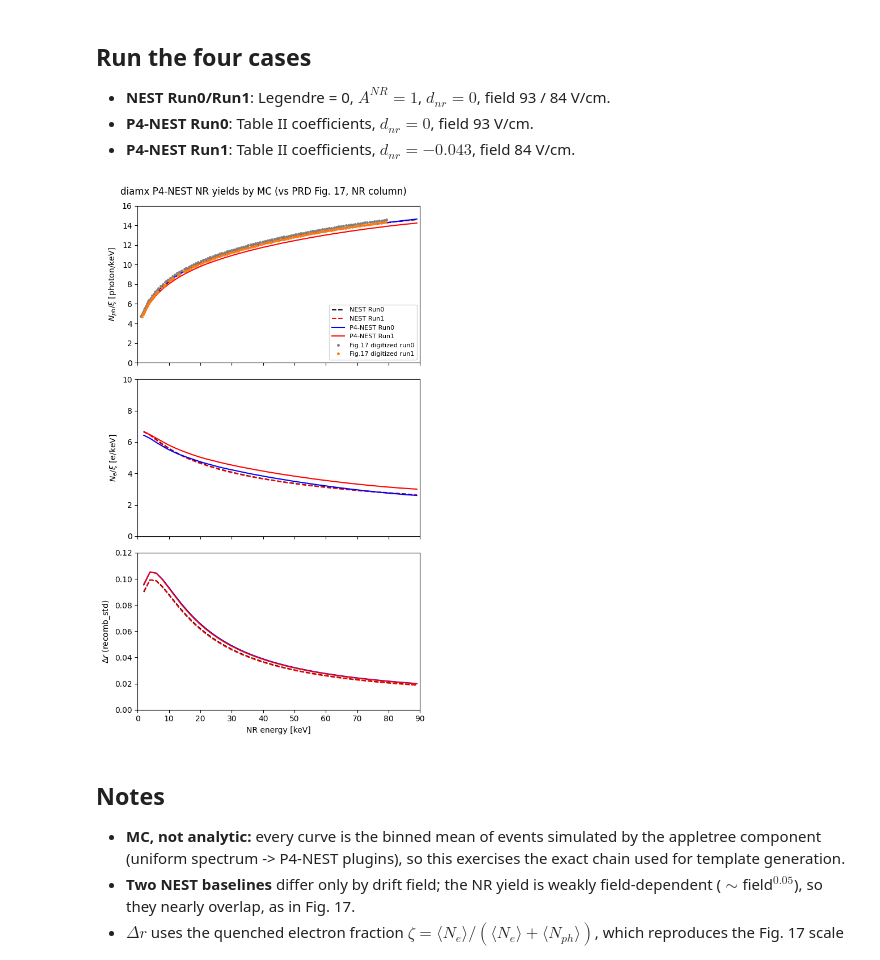
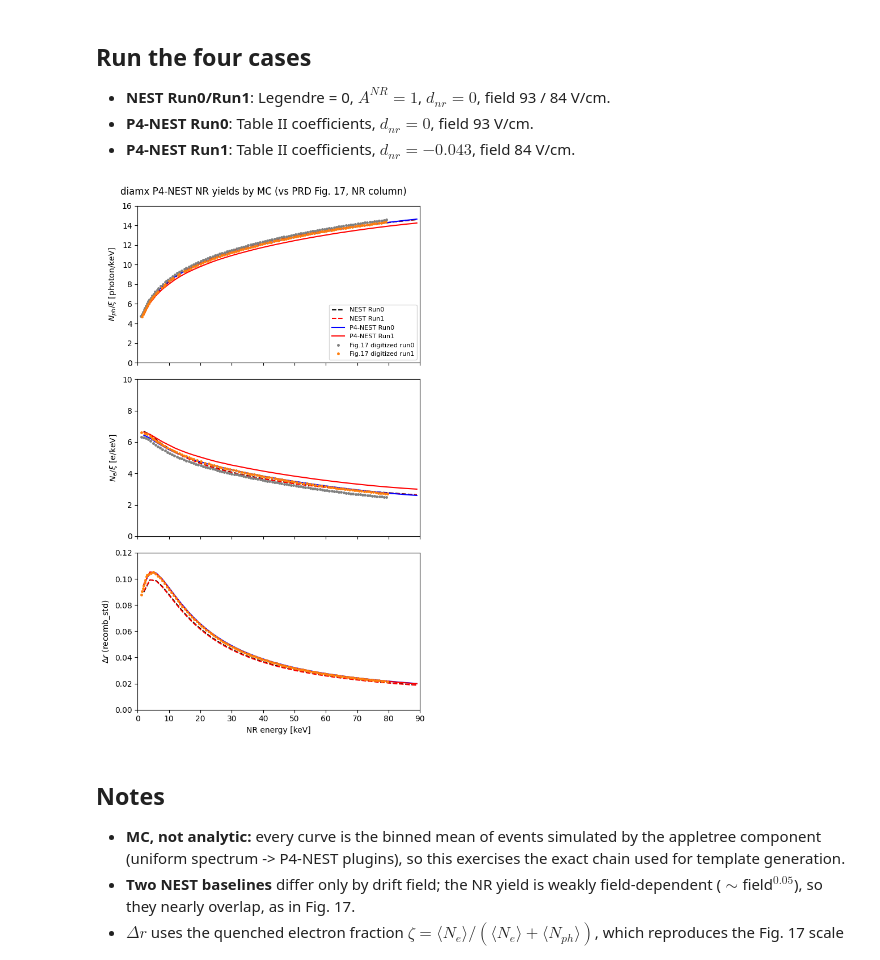
Before and after one commit to mhliu0001/diamx, a Jupyter notebook: notebooks/pandax4t_nr_yields.ipynb, the cells around one changed output. Drawn from its saved outputs; the diff is of its cells as text; code cells hidden in the pictures.

```diff
--- a/notebooks/pandax4t_nr_yields.ipynb
+++ b/notebooks/pandax4t_nr_yields.ipynb
@@ -76,32 +76,35 @@ cases = {
 }
 res = {name: mc_yields(p) for name, p in cases.items()}
 # %%
-# digitized Fig. 17 light-yield curves (energy [keV], N_ph/xi [photon/keV])
+# digitized Fig. 17 curves (energy [keV], value). recomb_std: run0~run1, use run1.
 ddir = os.path.join(os.path.dirname(diamx.__file__), 'data')
-dig = {}
-for run in ['run0', 'run1']:
-    f = os.path.join(ddir, f'pandax4t_{run}_nr_ly.csv')
-    if os.path.exists(f):
-        dig[run] = np.loadtxt(f, delimiter=',')
+def load(name):
+    f = os.path.join(ddir, name)
+    return np.loadtxt(f, delimiter=',') if os.path.exists(f) else None
+dig = {obs: {run: load(f'pandax4t_{run}_nr_{obs}.csv') for run in ['run0', 'run1']}
+       for obs in ['ly', 'qy', 'recomb_std']}
 
 style = {'NEST Run0': 'k--', 'NEST Run1': 'r--', 'P4-NEST Run0': 'b-', 'P4-NEST Run1': 'r-'}
+dcol = {'run0': 'tab:gray', 'run1': 'tab:orange'}
 fig, ax = plt.subplots(3, 1, figsize=(6, 10), sharex=True)
 for name, (ctr, ly, qy, dr) in res.items():
     ax[0].plot(ctr, ly, style[name], label=name)
     ax[1].plot(ctr, qy, style[name])
     ax[2].plot(ctr, dr, style[name])
-for run, c in [('run0', 'tab:gray'), ('run1', 'tab:orange')]:
-    if run in dig:
-        ax[0].plot(dig[run][:, 0], dig[run][:, 1], 'o', ms=2.5, color=c,
-                   label=f'Fig.17 digitized {run}')
+for j, obs in enumerate(['ly', 'qy', 'recomb_std']):
+    for run in ['run0', 'run1']:
+        d = dig[obs][run]
+        if d is not None:
+            lbl = f'Fig.17 digitized {run}' if j == 0 else None
+            ax[j].plot(d[:, 0], d[:, 1], 'o', ms=2.5, color=dcol[run], label=lbl)
 ax[0].set_ylabel(r'$N_{ph}/\xi$ [photon/keV]'); ax[0].set_ylim(0, 16); ax[0].legend(fontsize=8)
 ax[1].set_ylabel(r'$N_e/\xi$ [e/keV]'); ax[1].set_ylim(0, 10)
 ax[2].set_ylabel(r'$\Delta r$ (recomb_std)'); ax[2].set_ylim(0, 0.12)
 ax[2].set_xlabel('NR energy [keV]'); ax[2].set_xlim(0, 90)
 fig.suptitle('diamx P4-NEST NR yields by MC (vs PRD Fig. 17, NR column)')
 fig.tight_layout(); plt.show()
 # %% [output]
-[figure, old version]
+[figure, new version]
 # %% [markdown]
 ## Notes
 - **MC, not analytic:** every curve is the binned mean of events simulated by the appletree component (uniform spectrum -> P4-NEST plugins), so this exercises the exact chain used for template generation.
```
Also changed, not shown: 3 other files.
